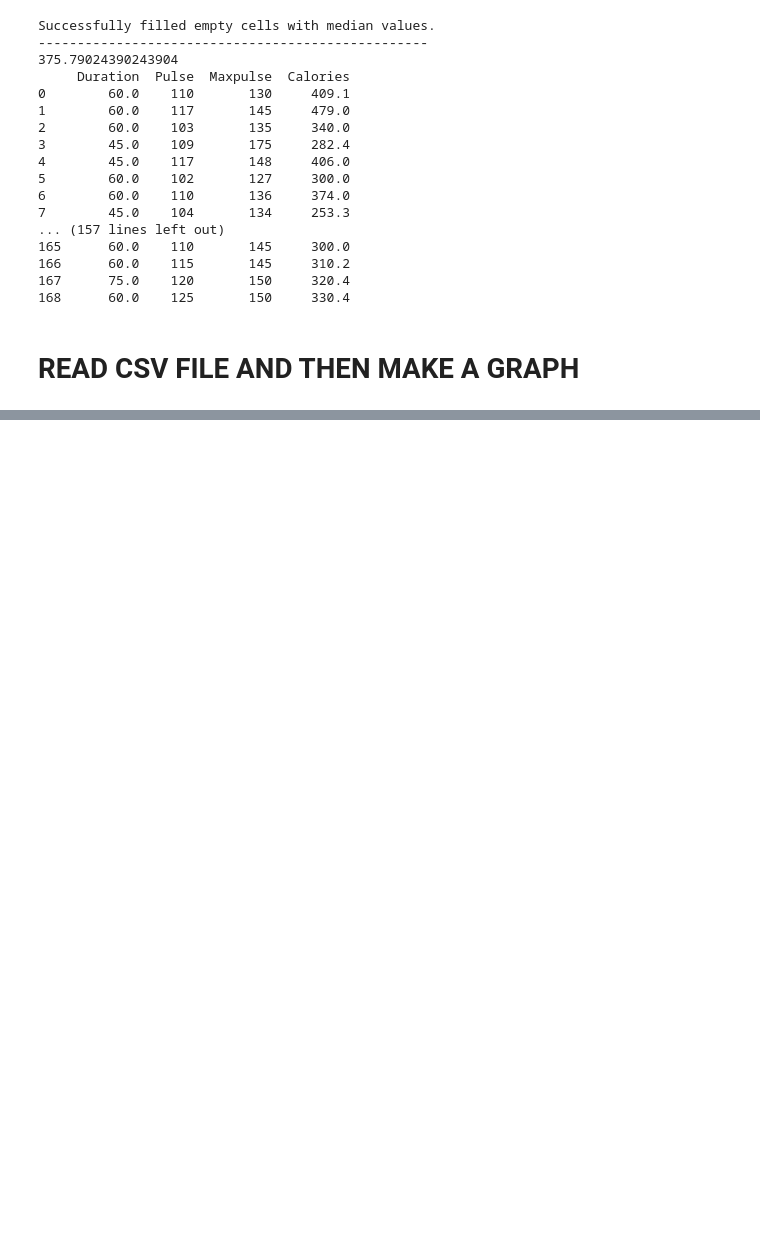
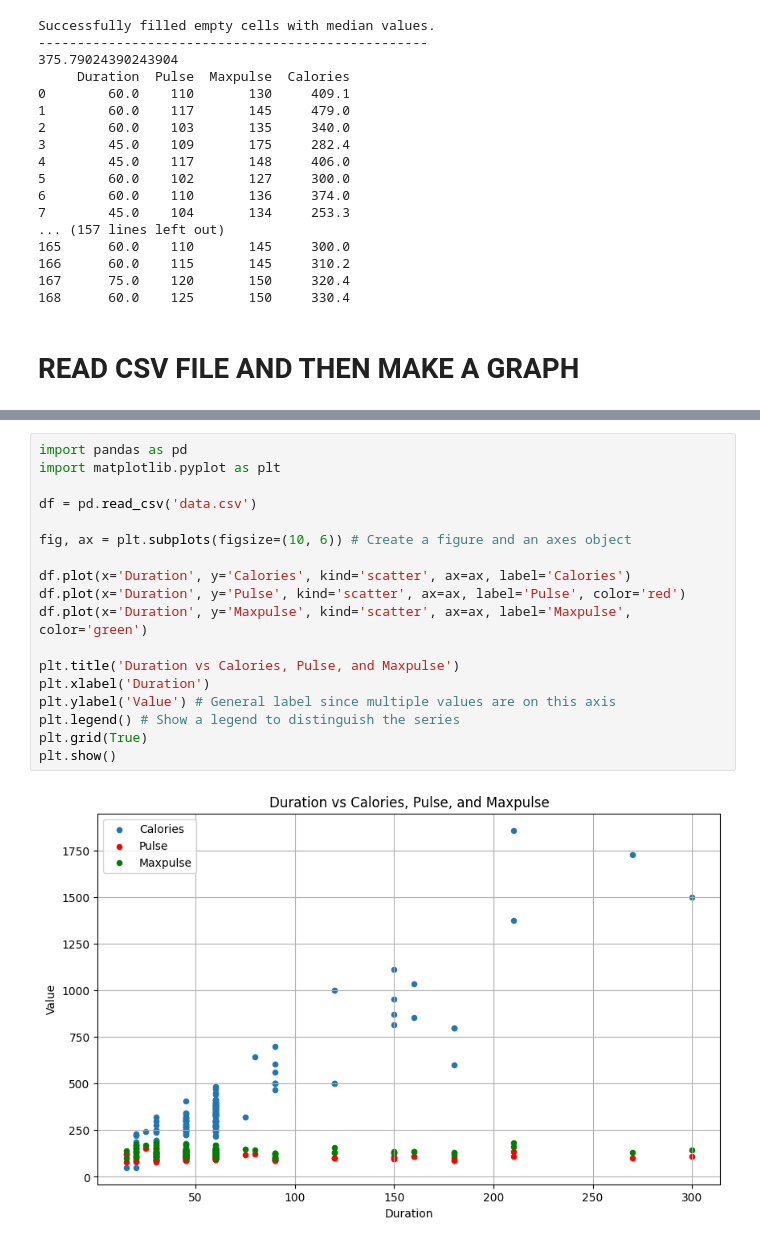
Before and after one commit to Abdal-AI/PANDAS, a Jupyter notebook: pandas.ipynb, the cells around one changed output, grey strips where cells are left out. Cells and saved outputs as stored; diff of their text form; blank space fills up the shorter version.

```diff
--- a/pandas.ipynb
+++ b/pandas.ipynb
@@ -270,3 +271,23 @@ df.plot()
 plt.show()
 # %% [output]
 [figure]
+# %%
+import pandas as pd
+import matplotlib.pyplot as plt
+
+df = pd.read_csv('data.csv')
+
+fig, ax = plt.subplots(figsize=(10, 6)) # Create a figure and an axes object
+
+df.plot(x='Duration', y='Calories', kind='scatter', ax=ax, label='Calories')
+df.plot(x='Duration', y='Pulse', kind='scatter', ax=ax, label='Pulse', color='red')
+df.plot(x='Duration', y='Maxpulse', kind='scatter', ax=ax, label='Maxpulse', color='green')
+
+plt.title('Duration vs Calories, Pulse, and Maxpulse')
+plt.xlabel('Duration')
+plt.ylabel('Value') # General label since multiple values are on this axis
+plt.legend() # Show a legend to distinguish the series
+plt.grid(True)
+plt.show()
+# %% [output]
+[figure, added]
```
Also changed, not shown: parts of 2 cells of this notebook.
